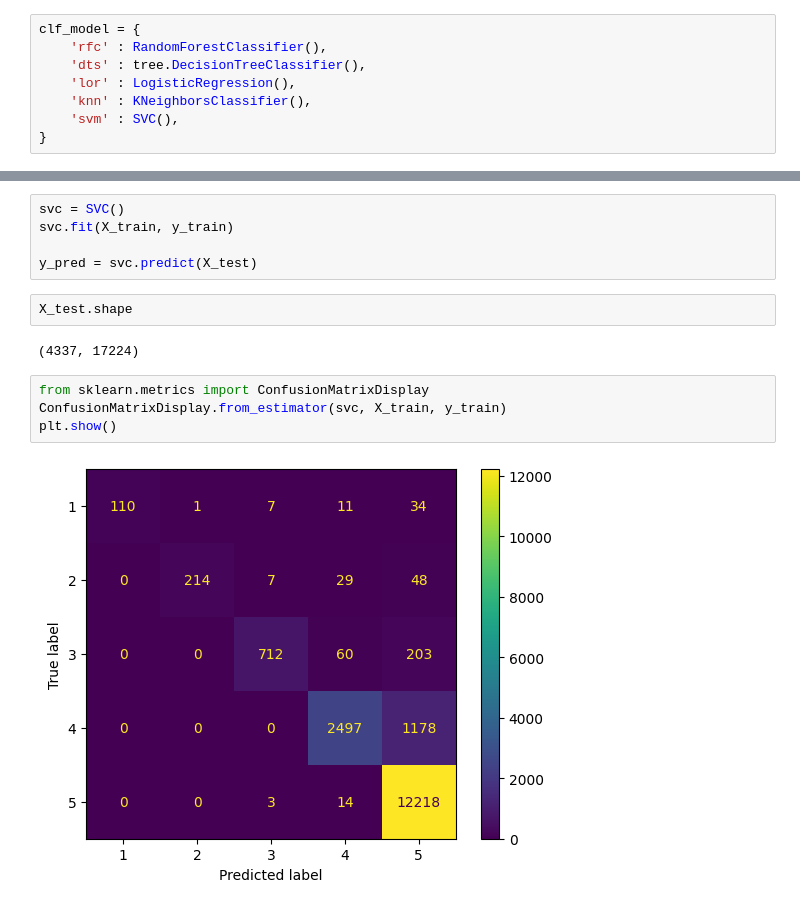
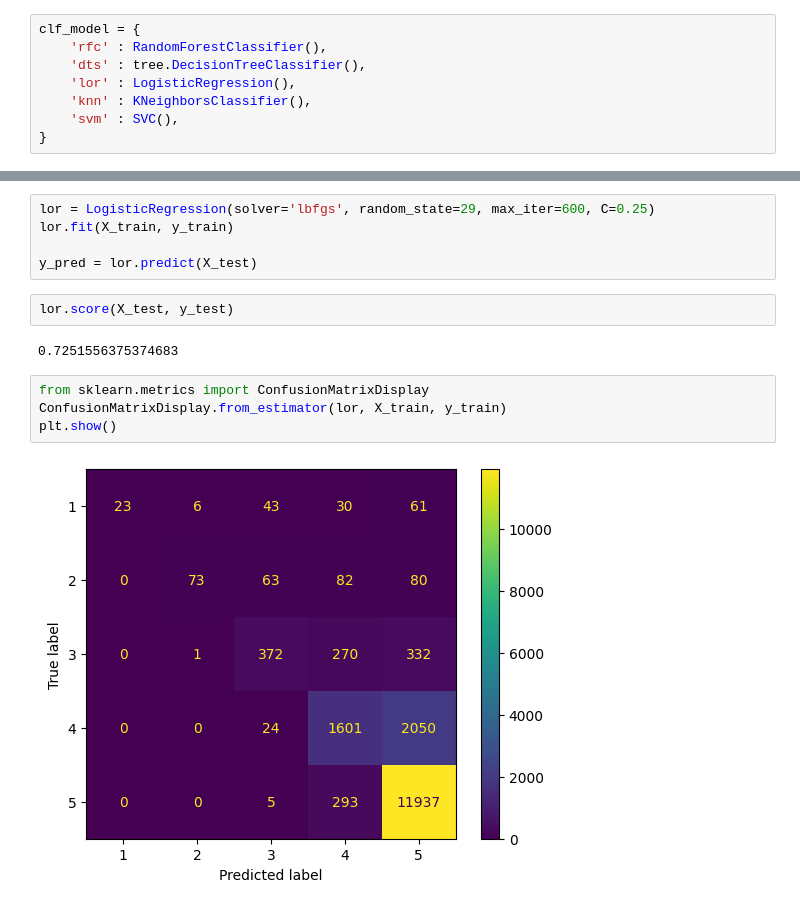
Before and after one commit to prentinobarus/tripadvisor_omsa, a Jupyter notebook: Topic_Modelling.ipynb, the cells around one changed output, grey strips where cells are left out. Saved outputs shown, nothing was run; the diff lists cells and outputs as text.

Commit message:
Hyperparameter Tuning Logistic Regression

```diff
--- a/Topic_Modelling.ipynb
+++ b/Topic_Modelling.ipynb
@@ -545,18 +520,18 @@ df_without_tuning
-# %%
-svc = SVC()
-svc.fit(X_train, y_train)
-
-y_pred = svc.predict(X_test)
-# %%
-X_test.shape
-# %% [output]
-(4337, 17224)
+# %%
+lor = LogisticRegression(solver='lbfgs', random_state=29, max_iter=600, C=0.25)
+lor.fit(X_train, y_train)
+
+y_pred = lor.predict(X_test)
+# %%
+lor.score(X_test, y_test)
+# %% [output]
+0.7251556375374683
 # %%
 from sklearn.metrics import ConfusionMatrixDisplay
-ConfusionMatrixDisplay.from_estimator(svc, X_train, y_train)
+ConfusionMatrixDisplay.from_estimator(lor, X_train, y_train)
 plt.show()
 # %% [output]
-[figure, old version]
+[figure, new version]
 # %%
 from sklearn.metrics import ConfusionMatrixDisplay
 ConfusionMatrixDisplay.from_predictions(y_test, y_pred)
```
Also changed, not shown: parts of 39 cells of this notebook.
